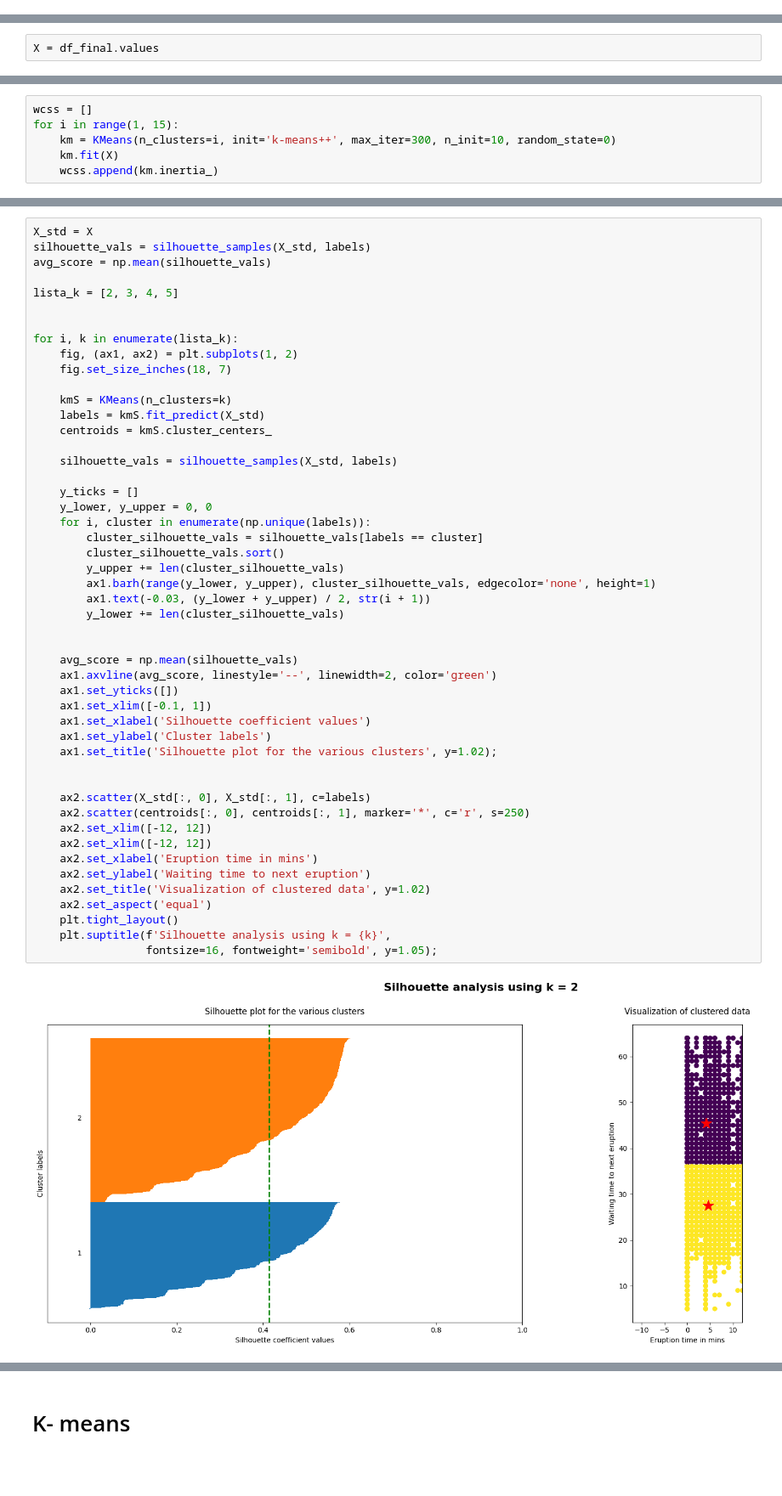
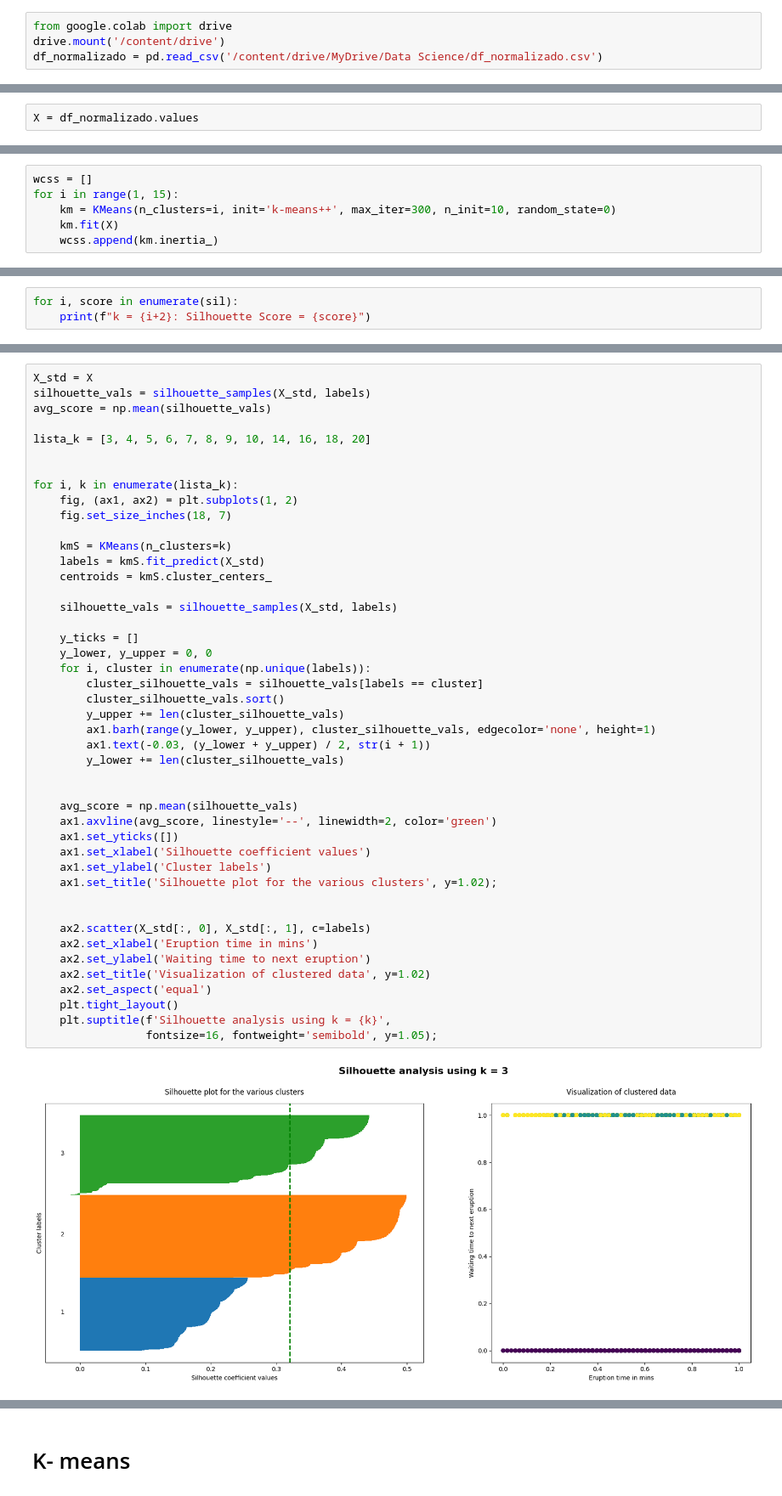
Before and after one commit to MariaGabriela87/Data-science, a Jupyter notebook: Linea_144_cuarta_entrega.ipynb, the cells around one changed output, grey strips where cells are left out. Shown at 85% size. Saved outputs shown, nothing was run; the diff lists cells and outputs as text; blank space fills up the shorter version.

```diff
--- a/Linea_144_cuarta_entrega.ipynb
+++ b/Linea_144_cuarta_entrega.ipynb
@@ -35,0 +42,4 @@ Mounted at /content/drive
+# %%
+from google.colab import drive
+drive.mount('/content/drive')
+df_normalizado = pd.read_csv('/content/drive/MyDrive/Data Science/df_normalizado.csv')
@@ -62,4 +112,4 @@ dtype: float64
 # %%
-X = df_final.values
+X = df_normalizado.values
 # %% [markdown]
 # **Métodos para elegir el K**
@@ -94,3 +150,6 @@ for k in range(2, kmax+1):
     kmeans = KMeans(n_clusters=k).fit(X)
     labels = kmeans.labels_
     sil.append(silhouette_score(X, labels, metric='euclidean'))
+# %%
+for i, score in enumerate(sil):
+    print(f"k = {i+2}: Silhouette Score = {score}")
@@ -110,7 +193,7 @@ X_std = X
 silhouette_vals = silhouette_samples(X_std, labels)
 avg_score = np.mean(silhouette_vals)
 
-lista_k = [2, 3, 4, 5]
+lista_k = [3, 4, 5, 6, 7, 8, 9, 10, 14, 16, 18, 20]
 
 
 for i, k in enumerate(lista_k):
@@ -124,35 +207,31 @@ for i, k in enumerate(lista_k):
     silhouette_vals = silhouette_samples(X_std, labels)
 
     y_ticks = []
     y_lower, y_upper = 0, 0
     for i, cluster in enumerate(np.unique(labels)):
         cluster_silhouette_vals = silhouette_vals[labels == cluster]
         cluster_silhouette_vals.sort()
         y_upper += len(cluster_silhouette_vals)
         ax1.barh(range(y_lower, y_upper), cluster_silhouette_vals, edgecolor='none', height=1)
         ax1.text(-0.03, (y_lower + y_upper) / 2, str(i + 1))
         y_lower += len(cluster_silhouette_vals)
 
 
     avg_score = np.mean(silhouette_vals)
     ax1.axvline(avg_score, linestyle='--', linewidth=2, color='green')
     ax1.set_yticks([])
-    ax1.set_xlim([-0.1, 1])
     ax1.set_xlabel('Silhouette coefficient values')
     ax1.set_ylabel('Cluster labels')
     ax1.set_title('Silhouette plot for the various clusters', y=1.02);
 
 
     ax2.scatter(X_std[:, 0], X_std[:, 1], c=labels)
-    ax2.scatter(centroids[:, 0], centroids[:, 1], marker='*', c='r', s=250)
-    ax2.set_xlim([-12, 12])
-    ax2.set_xlim([-12, 12])
     ax2.set_xlabel('Eruption time in mins')
     ax2.set_ylabel('Waiting time to next eruption')
     ax2.set_title('Visualization of clustered data', y=1.02)
     ax2.set_aspect('equal')
     plt.tight_layout()
     plt.suptitle(f'Silhouette analysis using k = {k}',
                  fontsize=16, fontweight='semibold', y=1.05);
 # %% [output]
-[figure, old version]
+[figure, new version]
```
Also changed, not shown: parts of 74 cells of this notebook.
